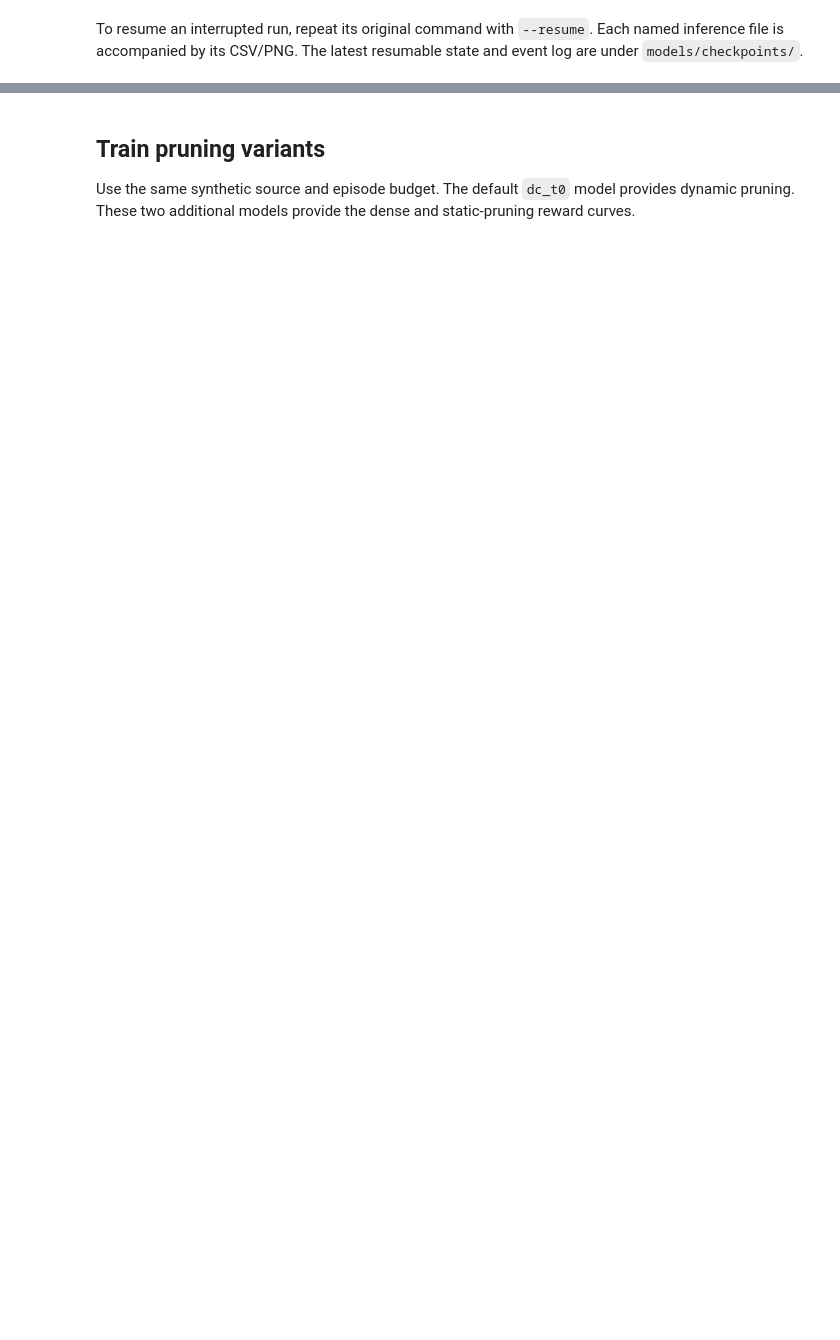
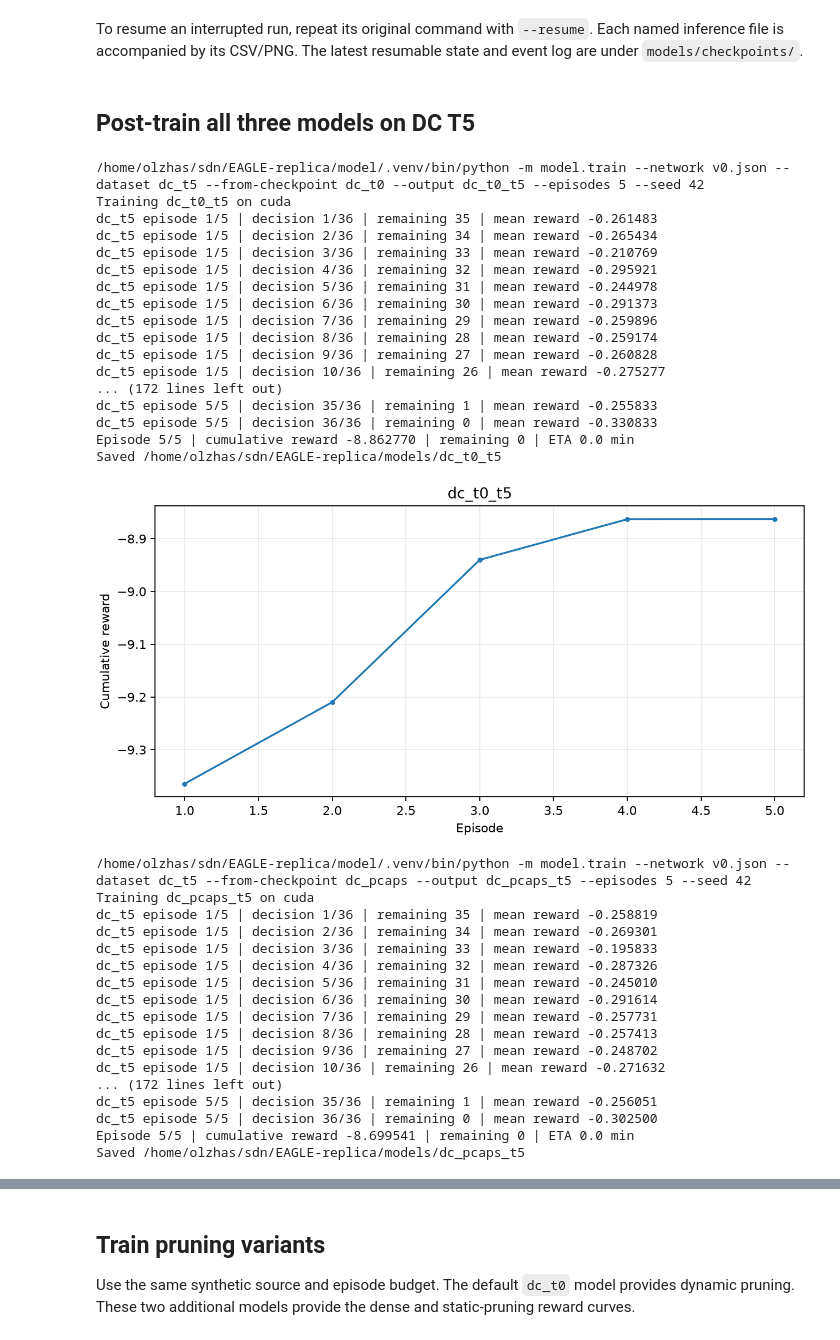
Before and after one commit to Olzhassss/EAGLE-replica, a Jupyter notebook: pipeline.ipynb, the cells around one changed output, grey strips where cells are left out. Saved outputs shown, nothing was run; the diff lists cells and outputs as text; code cells hidden in the pictures; blank space fills up the shorter version.

```diff
--- a/pipeline.ipynb
+++ b/pipeline.ipynb
@@ -195,2 +295,65 @@ for traffic, name in zip(("synthetic", "pcaps", "curriculum"), MODELS):
 # %% [markdown]
 To resume an interrupted run, repeat its original command with `--resume`. Each named inference file is accompanied by its CSV/PNG. The latest resumable state and event log are under `models/checkpoints/`.
+# %% [markdown]
+## Post-train all three models on DC T5
+# %%
+assert (SOURCE_DATA / "train/dc_t5.json").is_file(), (
+    "Create dc_t5.json with data_preparation/tmp_convert.py first"
+)
+POSTTRAIN_MODELS = [f"{name}_t5" for name in SOURCE_MODELS]
+for source, name in zip(SOURCE_MODELS, POSTTRAIN_MODELS):
+    options = ["--resume"] if (ROOT / f"models/checkpoints/{name}.pth").exists() else []
+    run(
+        "model.train",
+        "--network",
+        "v0.json",
+        "--dataset",
+        "dc_t5",
+        "--from-checkpoint",
+        source,
+        "--output",
+        name,
+        "--episodes",
+        POSTTRAIN_EPISODES,
+        "--seed",
+        SEED,
+        *options,
+    )
+    show_png(f"models/{name}.png")
+MODELS = POSTTRAIN_MODELS.copy()
+# %% [output]
+/home/olzhas/sdn/EAGLE-replica/model/.venv/bin/python -m model.train --network v0.json --dataset dc_t5 --from-checkpoint dc_t0 --output dc_t0_t5 --episodes 5 --seed 42
+Training dc_t0_t5 on cuda
+dc_t5 episode 1/5 | decision 1/36 | remaining 35 | mean reward -0.261483
+dc_t5 episode 1/5 | decision 2/36 | remaining 34 | mean reward -0.265434
+dc_t5 episode 1/5 | decision 3/36 | remaining 33 | mean reward -0.210769
+dc_t5 episode 1/5 | decision 4/36 | remaining 32 | mean reward -0.295921
+dc_t5 episode 1/5 | decision 5/36 | remaining 31 | mean reward -0.244978
+dc_t5 episode 1/5 | decision 6/36 | remaining 30 | mean reward -0.291373
+dc_t5 episode 1/5 | decision 7/36 | remaining 29 | mean reward -0.259896
+dc_t5 episode 1/5 | decision 8/36 | remaining 28 | mean reward -0.259174
+dc_t5 episode 1/5 | decision 9/36 | remaining 27 | mean reward -0.260828
+dc_t5 episode 1/5 | decision 10/36 | remaining 26 | mean reward -0.275277
+... (172 lines left out)
+dc_t5 episode 5/5 | decision 35/36 | remaining 1 | mean reward -0.255833
+dc_t5 episode 5/5 | decision 36/36 | remaining 0 | mean reward -0.330833
+Episode 5/5 | cumulative reward -8.862770 | remaining 0 | ETA 0.0 min
+Saved /home/olzhas/sdn/EAGLE-replica/models/dc_t0_t5
+[figure, added]
+/home/olzhas/sdn/EAGLE-replica/model/.venv/bin/python -m model.train --network v0.json --dataset dc_t5 --from-checkpoint dc_pcaps --output dc_pcaps_t5 --episodes 5 --seed 42
+Training dc_pcaps_t5 on cuda
+dc_t5 episode 1/5 | decision 1/36 | remaining 35 | mean reward -0.258819
+dc_t5 episode 1/5 | decision 2/36 | remaining 34 | mean reward -0.269301
+dc_t5 episode 1/5 | decision 3/36 | remaining 33 | mean reward -0.195833
+dc_t5 episode 1/5 | decision 4/36 | remaining 32 | mean reward -0.287326
+dc_t5 episode 1/5 | decision 5/36 | remaining 31 | mean reward -0.245010
+dc_t5 episode 1/5 | decision 6/36 | remaining 30 | mean reward -0.291614
+dc_t5 episode 1/5 | decision 7/36 | remaining 29 | mean reward -0.257731
+dc_t5 episode 1/5 | decision 8/36 | remaining 28 | mean reward -0.257413
+dc_t5 episode 1/5 | decision 9/36 | remaining 27 | mean reward -0.248702
+dc_t5 episode 1/5 | decision 10/36 | remaining 26 | mean reward -0.271632
+... (172 lines left out)
+dc_t5 episode 5/5 | decision 35/36 | remaining 1 | mean reward -0.256051
+dc_t5 episode 5/5 | decision 36/36 | remaining 0 | mean reward -0.302500
+Episode 5/5 | cumulative reward -8.699541 | remaining 0 | ETA 0.0 min
+Saved /home/olzhas/sdn/EAGLE-replica/models/dc_pcaps_t5
```
Also changed, not shown: parts of 17 cells of this notebook, 7 other files.
